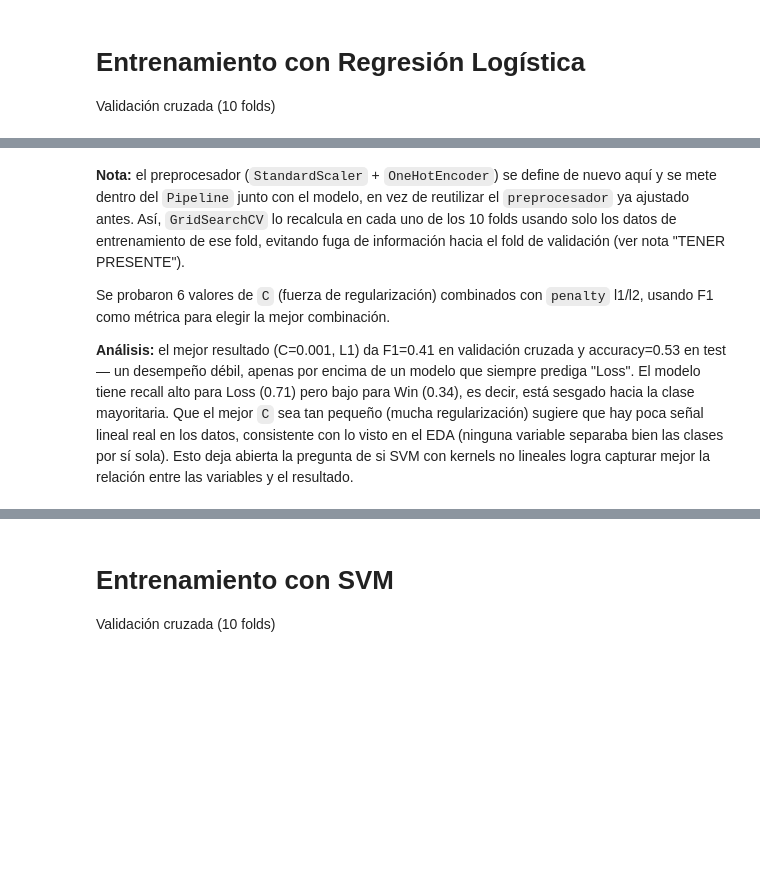
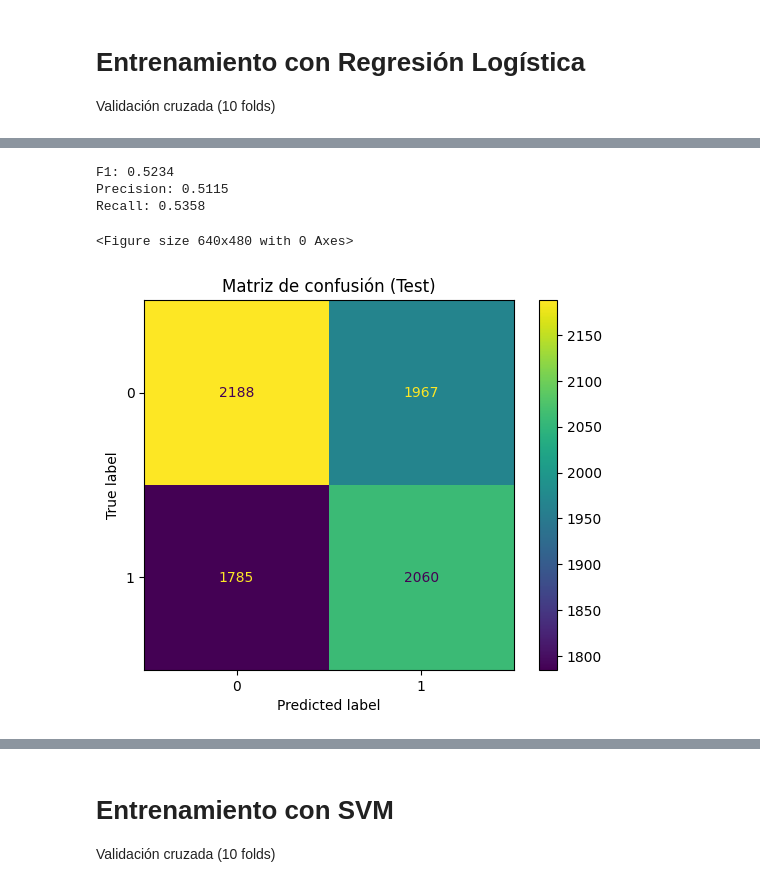
Before and after one commit to jfpa11100/E-Sports-ML, a Jupyter notebook: notebook.ipynb, the cells around one changed output, grey strips where cells are left out. Cells and saved outputs as stored; diff of their text form; code cells hidden in the pictures; blank space fills up the shorter version.

```diff
--- a/notebook.ipynb
+++ b/notebook.ipynb
@@ -267,6 +272,6 @@ Loss    0.519376
 Win     0.480624
 Name: proportion, dtype: float64
 # %%
-df_sin_nan = df.dropna()
+df_sin_na = df.copy().dropna()
 # %%
 print("=== DESPUÉS de eliminar nulos ===")
@@ -306,5 +311,5 @@ Name: proportion, dtype: float64
 # %%
-df = df_sin_nan
+df = df_sin_na
 print("Dataset final:", df.shape)
 # %% [output]
 Dataset final: (232793, 12)
@@ -337,7 +338,7 @@ X = df.drop(columns=['Match_Outcome'])
 y = df['Match_Outcome']
 # %%
 X_train, X_test, y_train, y_test = train_test_split(
-    X, y, test_size=0.2, stratify=y, random_state=42
+    X, y, train_size=8000, test_size=8000, stratify=y, random_state=42
 )
 
 print("X_train:", X_train.shape, " X_test:", X_test.shape)
@@ -427,18 +421,23 @@ weighted avg       0.53      0.53      0.51     46559
-# %% [markdown]
-**Nota:** el preprocesador (`StandardScaler` + `OneHotEncoder`) se define de nuevo aquí
-y se mete dentro del `Pipeline` junto con el modelo, en vez de reutilizar el
-`preprocesador` ya ajustado antes. Así, `GridSearchCV` lo recalcula en cada uno de los
-10 folds usando solo los datos de entrenamiento de ese fold, evitando fuga de
-información hacia el fold de validación (ver nota "TENER PRESENTE").
-
-Se probaron 6 valores de `C` (fuerza de regularización) combinados con `penalty` l1/l2,
-usando F1 como métrica para elegir la mejor combinación.
-
-**Análisis:** el mejor resultado (C=0.001, L1) da F1=0.41 en validación cruzada y
-accuracy=0.53 en test — un desempeño débil, apenas por encima de un modelo que
-siempre prediga "Loss". El modelo tiene recall alto para Loss (0.71) pero bajo para
-Win (0.34), es decir, está sesgado hacia la clase mayoritaria. Que el mejor `C` sea tan
-pequeño (mucha regularización) sugiere que hay poca señal lineal real en los datos,
-consistente con lo visto en el EDA (ninguna variable separaba bien las clases por sí
-sola). Esto deja abierta la pregunta de si SVM con kernels no lineales logra capturar
-mejor la relación entre las variables y el resultado.
+# %%
+from sklearn.metrics import confusion_matrix, ConfusionMatrixDisplay
+
+f1 = f1_score(y_test, y_pred_lr)
+precision = precision_score(y_test, y_pred_lr)
+recall = recall_score(y_test, y_pred_lr)
+
+print(f"F1: {f1:.4f}")
+print(f"Precision: {precision:.4f}")
+print(f"Recall: {recall:.4f}")
+
+cm = confusion_matrix(y_test, y_pred_lr)
+disp = ConfusionMatrixDisplay(confusion_matrix=cm)
+plt.figure()
+disp.plot(values_format="d")
+plt.title("Matriz de confusión (Test)")
+plt.show()
+# %% [output]
+F1: 0.5234
+Precision: 0.5115
+Recall: 0.5358
+<Figure size 640x480 with 0 Axes>
+[figure, added]
```
Also changed, not shown: parts of 25 cells of this notebook.
